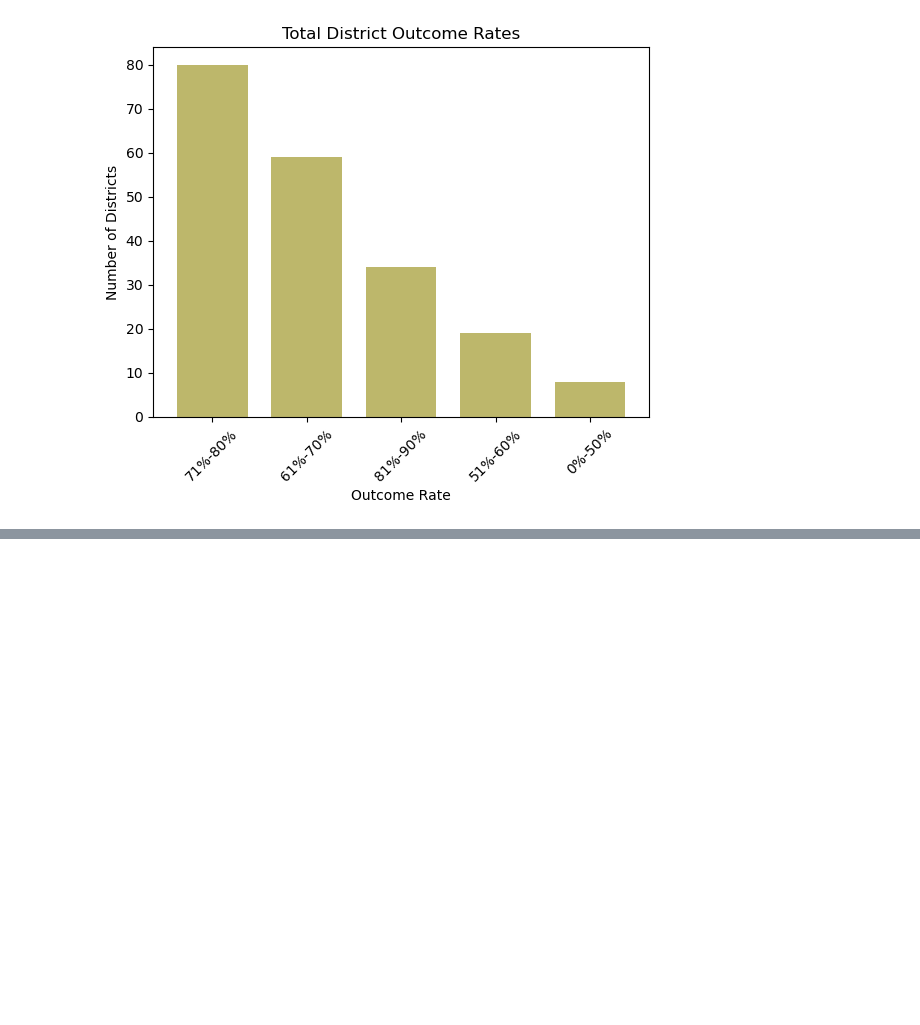
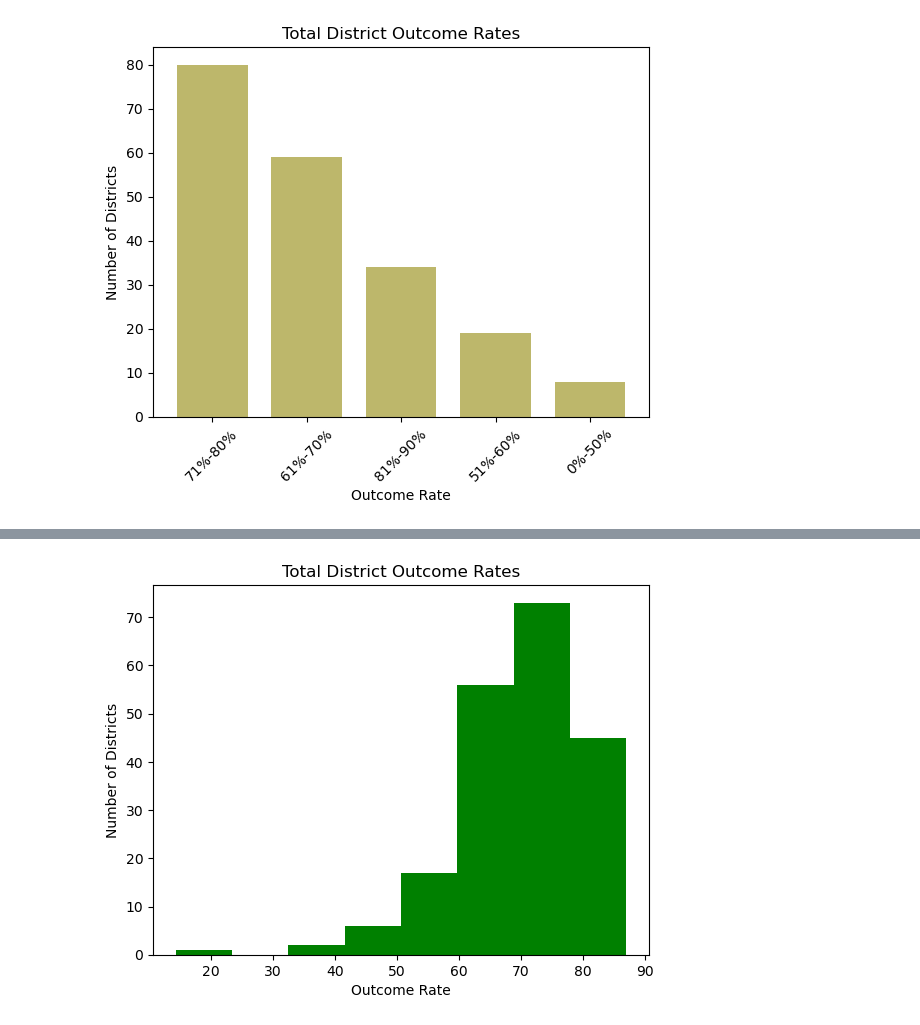
Before and after one commit to jmsavage2008/attendance-project, a Jupyter notebook: Will explore more later - Attendance Rates vs School Score.ipynb, the cells around one changed output, grey strips where cells are left out. Drawn from its saved outputs; the diff is of its cells as text; code cells hidden in the pictures; blank space fills up the shorter version.

```diff
--- a/Will explore more later - Attendance Rates vs School Score.ipynb
+++ b/Will explore more later - Attendance Rates vs School Score.ipynb
@@ -241,0 +240,6 @@ plt.his()
+# %%
+data=[]
+for number in merged_df["OutcomeRatePct"]:
+    data.append(number)
+
+data
@@ -241,0 +264,10 @@ plt.his()
+# %%
+plt.hist(data, color="green", bins=8)
+
+plt.title("Total District Outcome Rates")
+plt.xlabel("Outcome Rate")
+plt.ylabel("Number of Districts")
+
+plt.show()
+# %% [output]
+[figure, added]
```
Also changed, not shown: parts of 2 cells of this notebook.
